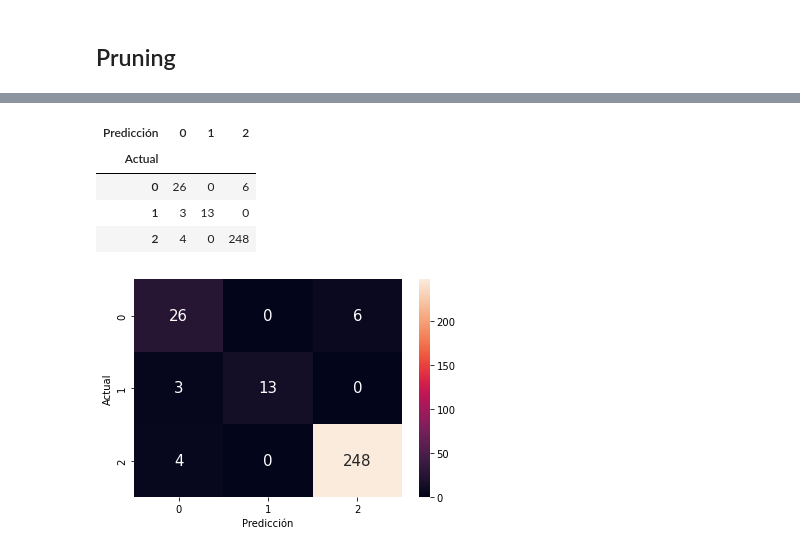
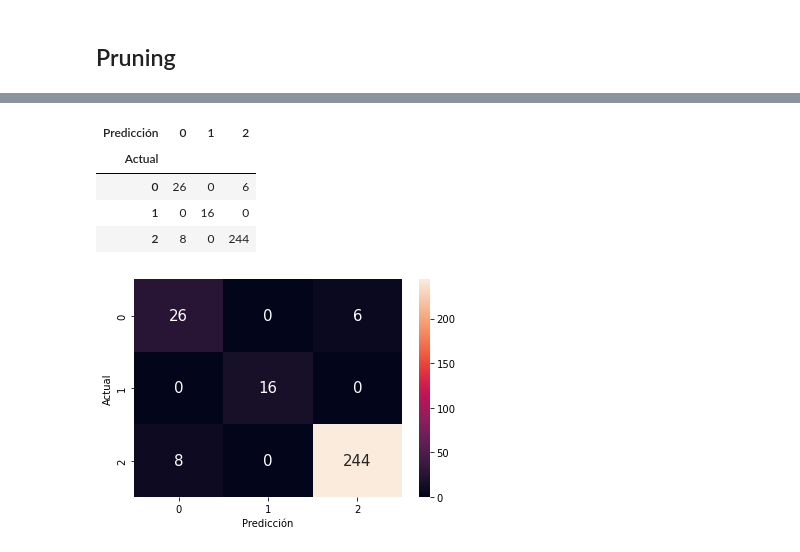
Before and after one commit to aczambrano3/Lab1-Arbol-de-Decision_Diabetes, a Jupyter notebook: [NRC_6292]_AndersonZambrano_Lab1Unidad2.ipynb, the cells around one changed output, grey strips where cells are left out. Saved outputs shown, nothing was run; the diff lists cells and outputs as text; code cells hidden in the pictures.

Commit message:
Métricas de evalucación del modelo

```diff
--- a/[NRC_6292]_AndersonZambrano_Lab1Unidad2.ipynb
+++ b/[NRC_6292]_AndersonZambrano_Lab1Unidad2.ipynb
@@ -130,7 +130,7 @@ Image(graph.create_png())
 ## Pruning
 # %%
 '''Creación del árbol de decisión con una produndidad de 3 y ajustamos los valores del modelo a partir de la X y la Y '''
-modelo = DecisionTreeClassifier(max_depth=3)
+modelo = DecisionTreeClassifier(criterion="entropy",max_depth=3)
 modelo = modelo.fit(X_train,y_train)
 '''Predicción de la Y a partir de la variable x destinada a realizar pruebas'''
 y_pred = modelo.predict(X_test)
@@ -153,14 +153,16 @@ Image(graph.create_png())
 # %%
+'''Creación de la matriz de confusión mediante crosstab '''
 matriz_Confusion = pd.crosstab(y_test, y_pred, rownames=['Actual'], colnames=['Predicción'])
 matriz_Confusion
 # %% [output]
 | Predicción | 0 | 1 | 2 |
 | Actual |  |  |  |
 | 0 | 26 | 0 | 6 |
-| 1 | 3 | 13 | 0 |
-| 2 | 4 | 0 | 248 |
+| 1 | 0 | 16 | 0 |
+| 2 | 8 | 0 | 244 |
 # %%
+'''Gráfica de la matriz de confusión mediante heatmap'''
 sn.heatmap(matriz_Confusion, annot=True,  annot_kws={'size': 15}, fmt = "d")
 plt.show()
 # %% [output]
-[figure, old version]
+[figure, new version]
```
Also changed, not shown: parts of 4 cells of this notebook.
